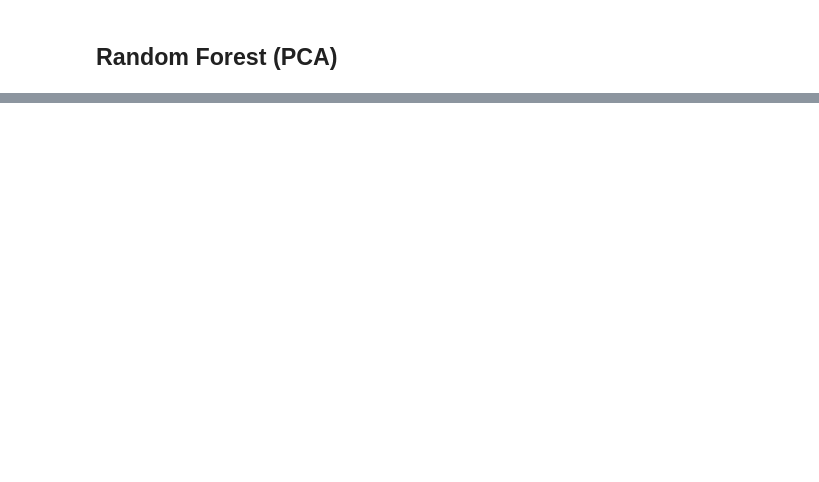
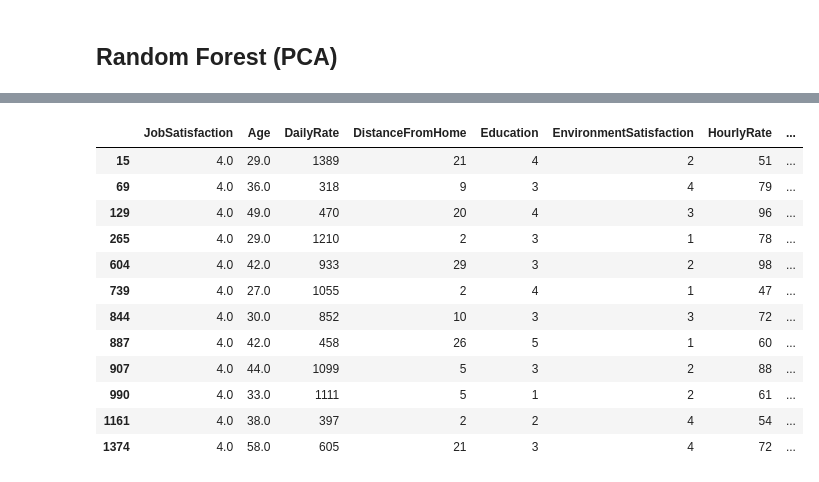
Before and after one commit to davidpolme/Taller3-DataScience, a Jupyter notebook: CDA_Taller3.ipynb, the cells around one changed output, grey strips where cells are left out. Saved outputs shown, nothing was run; the diff lists cells and outputs as text; code cells hidden in the pictures; blank space fills up the shorter version.

```diff
--- a/CDA_Taller3.ipynb
+++ b/CDA_Taller3.ipynb
@@ -2596,0 +2770,32 @@ validaciones
+# %%
+NE = NE.reindex(columns=['JobSatisfaction','Age', 'DailyRate', 'DistanceFromHome', 'Education',
+       'EnvironmentSatisfaction', 'HourlyRate', 'JobInvolvement', 'JobLevel',
+       'MonthlyIncome', 'MonthlyRate', 'NumCompaniesWorked',
+       'PercentSalaryHike', 'PerformanceRating', 'RelationshipSatisfaction',
+       'StockOptionLevel', 'TotalWorkingYears', 'TrainingTimesLastYear',
+       'WorkLifeBalance', 'YearsAtCompany', 'YearsInCurrentRole',
+       'YearsSinceLastPromotion', 'YearsWithCurrManager', 'NewEmployee',
+       'OverTime_Yes', 'Attrition_Yes', 'Gender_Male',
+       'BusinessTravel_Travel_Frequently', 'BusinessTravel_Travel_Rarely',
+       'Department_Research & Development', 'Department_Sales',
+       'EducationField_Life Sciences', 'EducationField_Marketing',
+       'EducationField_Med', 'EducationField_Medical', 'EducationField_Other',
+       'EducationField_Technical Degree', 'JobRole_Healthcare Representative',
+       'JobRole_Laboratory', 'JobRole_Management', 'JobRole_Research',
+       'JobRole_Sales', 'MaritalStatus_Married', 'MaritalStatus_Single',
+       'JobSatisfaction'])
+NE
+# %% [output]
+|  | JobSatisfaction | Age | DailyRate | DistanceFromHome | Education | EnvironmentSatisfaction | HourlyRate | ... |
+| 15 | 4.0 | 29.0 | 1389 | 21 | 4 | 2 | 51 | ... |
+| 69 | 4.0 | 36.0 | 318 | 9 | 3 | 4 | 79 | ... |
+| 129 | 4.0 | 49.0 | 470 | 20 | 4 | 3 | 96 | ... |
+| 265 | 4.0 | 29.0 | 1210 | 2 | 3 | 1 | 78 | ... |
+| 604 | 4.0 | 42.0 | 933 | 29 | 3 | 2 | 98 | ... |
+| 739 | 4.0 | 27.0 | 1055 | 2 | 4 | 1 | 47 | ... |
+| 844 | 4.0 | 30.0 | 852 | 10 | 3 | 3 | 72 | ... |
+| 887 | 4.0 | 42.0 | 458 | 26 | 5 | 1 | 60 | ... |
+| 907 | 4.0 | 44.0 | 1099 | 5 | 3 | 2 | 88 | ... |
+| 990 | 4.0 | 33.0 | 1111 | 5 | 1 | 2 | 61 | ... |
+| 1161 | 4.0 | 38.0 | 397 | 2 | 2 | 4 | 54 | ... |
+| 1374 | 4.0 | 58.0 | 605 | 21 | 3 | 4 | 72 | ... |
```
Also changed, not shown: parts of 53 cells of this notebook.
